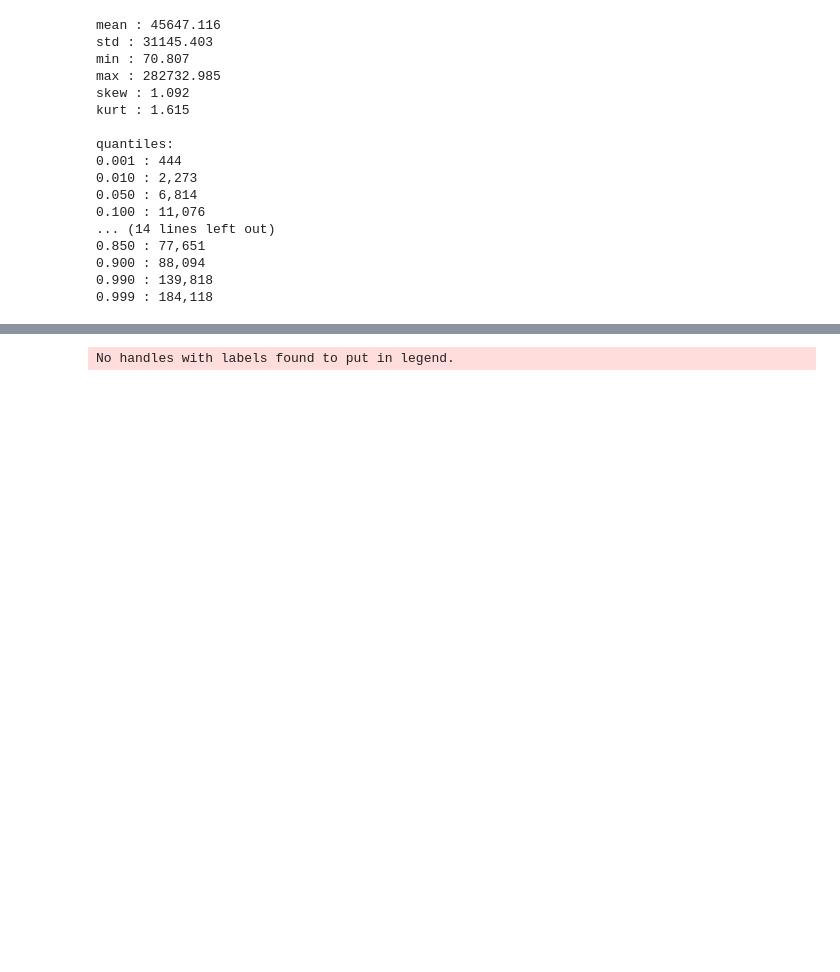
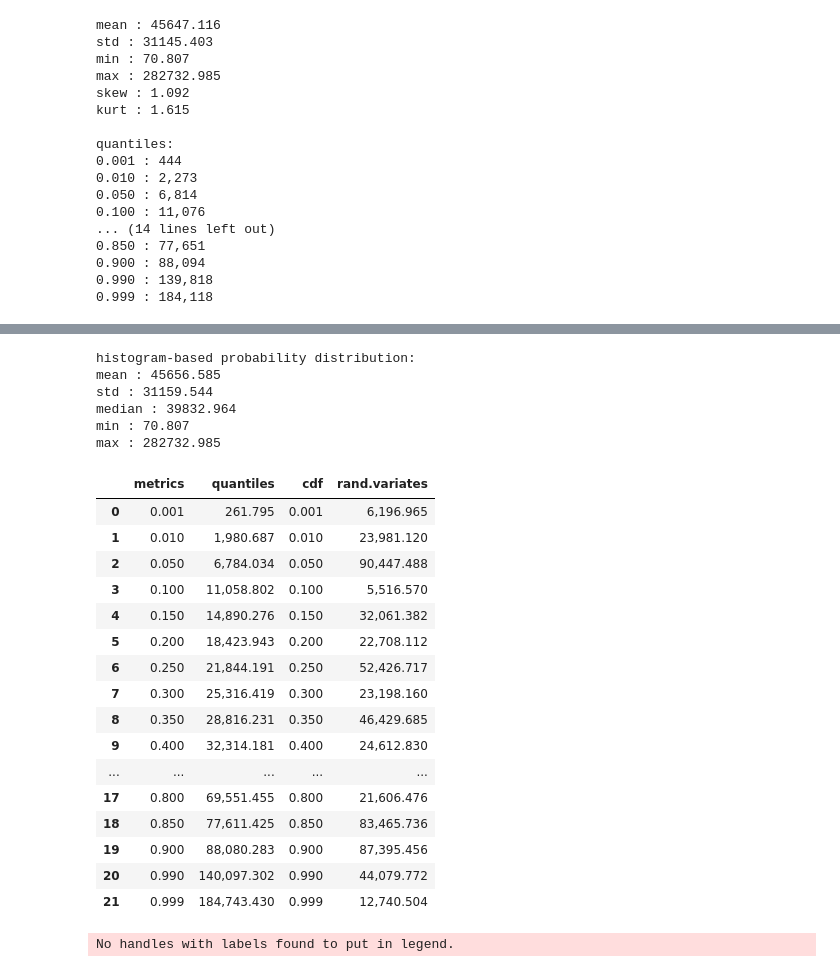
Before and after one commit to h3ik0th/MonteCarloSim, a Jupyter notebook: dist_MC_03.ipynb, the cells around one changed output, grey strips where cells are left out. Cells and saved outputs as stored; diff of their text form; code cells hidden in the pictures; blank space fills up the shorter version.

```diff
--- a/dist_MC_03.ipynb
+++ b/dist_MC_03.ipynb
@@ -364,3 +378,71 @@ quantiles:
+# %%
+# histogram-based probability distribution
+
+def histdist_properties(histdist):
+
+    # moments
+    mean = histdist.mean()
+    s = histdist.std()
+    median = histdist.median()
+    min = histdist.support()[0]
+    max = histdist.support()[1]
+    stats =histdist.stats()
+
+    metric_names = ["mean", "std", "median", "min", "max"]
+    metrics = [mean, s, median, min, max]
+    dict_metrics = dict(zip(metric_names, metrics))
+    print("histogram-based probability distribution:")
+    _ = [print(k,":",f'{v:.3f}') for k,v in dict_metrics.items()]
+
+
+    # choose some probabilities of interest
+    q1 = np.array([0.001, 0.01, 0.99, 0.999])
+    q2 = np.arange(0.05, 0.95, 0.05)
+    q = np.concatenate((q1,q2))
+    q.sort()
+    q
+
+    # we can generate some random variables
+    randH = histdist.rvs(size=len(q))
+
+    # calculate quantiles, cdf and pdf at selected points
+    ppf_res = histdist.ppf(q)
+    pdf_res = histdist.pdf(ppf_res)
+    cdf_res = histdist.cdf(ppf_res)
+    pd.options.display.float_format = '{:,.3f}'.format
+    dfH = pd.DataFrame()
+    dfH["metrics"] = q
+    dfH["quantiles"] = ppf_res
+    dfH["cdf"] = cdf_res
+    dfH["rand.variates"] = randH
+
+    return dfH
+# %%
+histdist_properties(histdist)
+# %% [output]
+histogram-based probability distribution:
+mean : 45656.585
+std : 31159.544
+median : 39832.964
+min : 70.807
+max : 282732.985
+|  | metrics | quantiles | cdf | rand.variates |
+| 0 | 0.001 | 261.795 | 0.001 | 6,196.965 |
+| 1 | 0.010 | 1,980.687 | 0.010 | 23,981.120 |
+| 2 | 0.050 | 6,784.034 | 0.050 | 90,447.488 |
+| 3 | 0.100 | 11,058.802 | 0.100 | 5,516.570 |
+| 4 | 0.150 | 14,890.276 | 0.150 | 32,061.382 |
+| 5 | 0.200 | 18,423.943 | 0.200 | 22,708.112 |
+| 6 | 0.250 | 21,844.191 | 0.250 | 52,426.717 |
+| 7 | 0.300 | 25,316.419 | 0.300 | 23,198.160 |
+| 8 | 0.350 | 28,816.231 | 0.350 | 46,429.685 |
+| 9 | 0.400 | 32,314.181 | 0.400 | 24,612.830 |
+| ... | ... | ... | ... | ... |
+| 17 | 0.800 | 69,551.455 | 0.800 | 21,606.476 |
+| 18 | 0.850 | 77,611.425 | 0.850 | 83,465.736 |
+| 19 | 0.900 | 88,080.283 | 0.900 | 87,395.456 |
+| 20 | 0.990 | 140,097.302 | 0.990 | 44,079.772 |
+| 21 | 0.999 | 184,743.430 | 0.999 | 12,740.504 |
 # %%
 # Weibull_Min with fixed parameters
 
```
Also changed, not shown: parts of 2 cells of this notebook.
